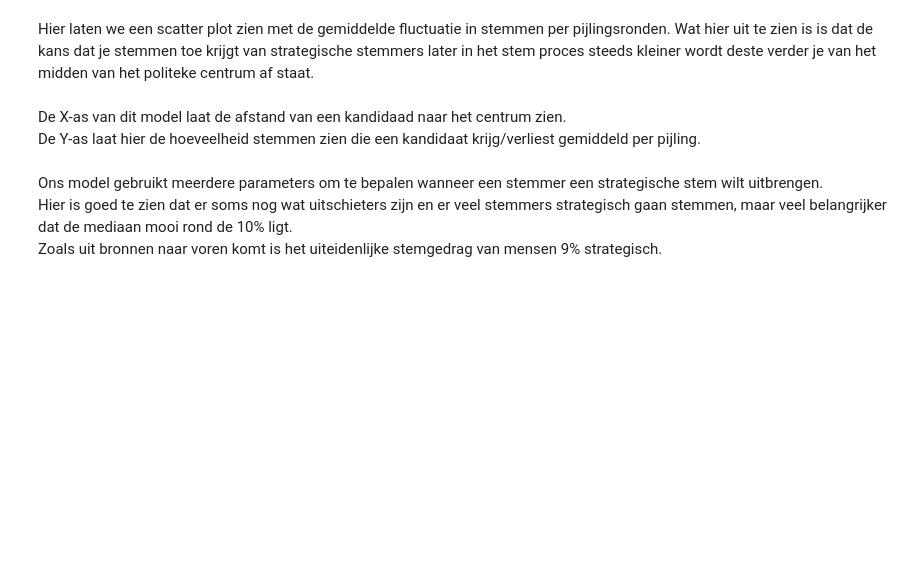
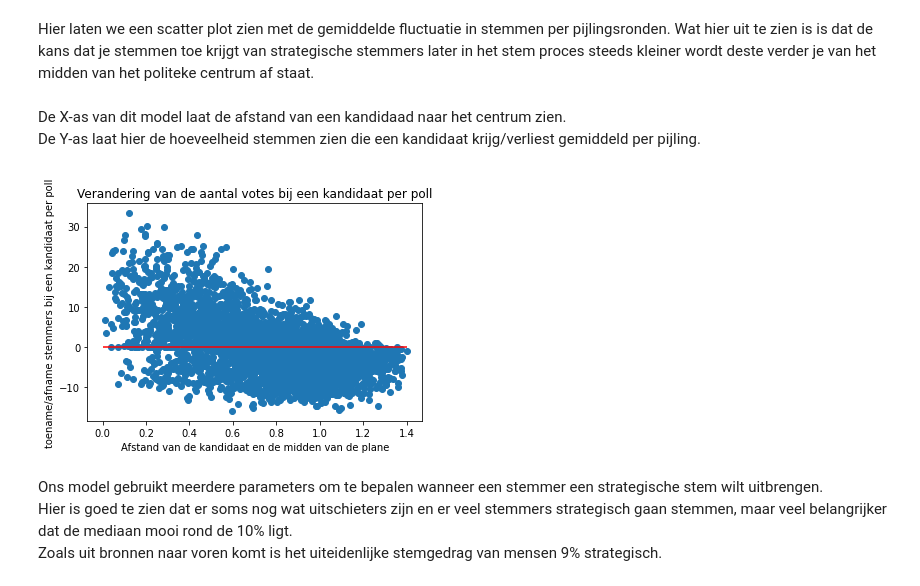
Before and after one commit to darkraisisi/AI-ST-OP2, a Jupyter notebook: Simulatie analysis.ipynb, the cells around one changed output. Saved outputs shown, nothing was run; the diff lists cells and outputs as text; code cells hidden in the pictures; blank space fills up the shorter version.

```diff
--- a/Simulatie analysis.ipynb
+++ b/Simulatie analysis.ipynb
@@ -33,5 +49,10 @@ strategic = pickle.load(open("generated_files/batch_run_strategic_1","rb"))
 # %%
 def getFluctuations(pollList):
+    """
+    Berekent de gemiddelde verandering van de votes van een kandidaat per poll.
+    params:
+    pollList: lijst met de resultaten van elke peiling in een run.
+    """
     fluctuation = {}
     length = len(pollList)
     for cand in pollList[0]:
@@ -46,11 +67,14 @@ def getFluctuations(pollList):
     return fluctuation
 # %%
 def convertRuns(_data):
+    """
+    In deze functie gaat de data verwerkt worden waardoor het overzichtlijk is en beter leesbaare en te gebruiken.
+    """
     runs = pd.DataFrame(columns=['run_id', 'cand_unique_id', 'cand_votes', 'cand_position', 'strat_perc'])
     for i, run in _data.iterrows():
-        cand_fluctuations = getFluctuations(run.Polls)
+        cand_fluctuations = getFluctuations(run.Polls) # bepaal de gemiddelde aantal votes per poll per kandidaat
         for cand in run.Polls[len(run.Polls)-1]:
-            runs = runs.append({'run_id':i,'cand_unique_id':cand.unique_id,'cand_votes':run[1][0].get(cand),'cand_position':cand.position,'strat_perc': run[3],'fluctuation':cand_fluctuations.get(cand)},ignore_index=True)
+            runs = runs.append({'run_id':i,'cand_unique_id':cand.unique_id,'cand_votes':run[1][0].get(cand),'cand_position':cand.position,'strat_perc': run[2],'fluctuation':cand_fluctuations.get(cand)},ignore_index=True)
     runs['cand_votes'] = runs['cand_votes'].convert_dtypes(int)
     return runs
 # %%
@@ -61,6 +85,10 @@ strategic_runs = convertRuns(strategic)
 honest, strategic = None, None
 # %%
 def addDistance(df:pd.DataFrame):
+    """
+    Afstand wordt berekent van de kandidaat ene de midden van de space.
+    Dit zal gelijk zijn aan de coordinaten (1.0, 1.0)
+    """
     df['distance'] = df['cand_position'].apply(lambda x: np.linalg.norm([1.0,1.0] - x))
     return df
 # %%
@@ -90,8 +182,14 @@ De Y-as laat hier de hoeveelheid stemmen zien die een kandidaat krijg/verliest g
 # %%
 plt.figure()
 plt.scatter(data=strategic_runs, x='distance',y='fluctuation')
 plt.hlines(y=0, xmin = 0.0, xmax = 1.4, color='r')
+
+plt.title("Verandering van de aantal votes bij een kandidaat per poll")
+plt.ylabel("toename/afname stemmers bij een kandidaat per poll")
+plt.xlabel("Afstand van de kandidaat en de midden van de plane")
 plt.show()
+# %% [output]
+[figure, added]
 # %% [markdown]
 Ons model gebruikt meerdere parameters om te bepalen wanneer een stemmer een strategische stem wilt uitbrengen.
 <br>
```
Also changed, not shown: parts of 21 cells of this notebook.
